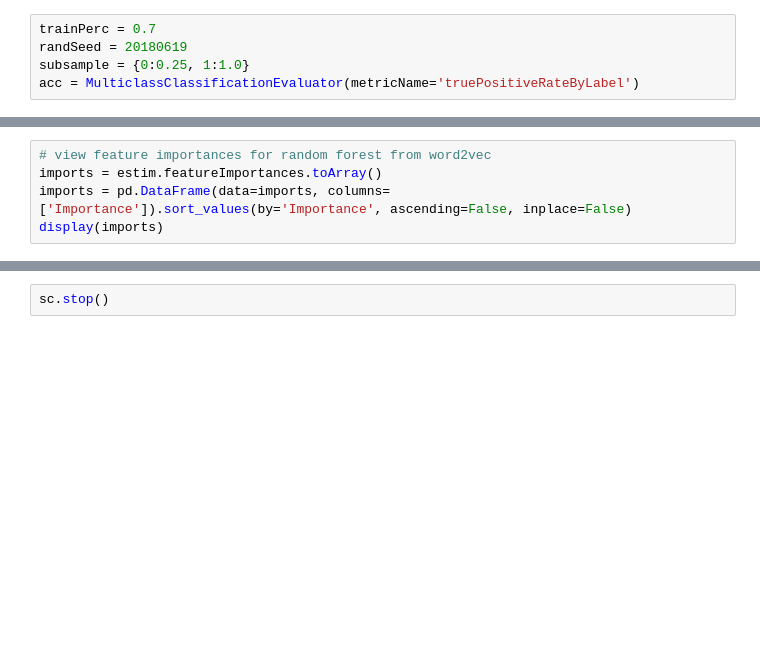
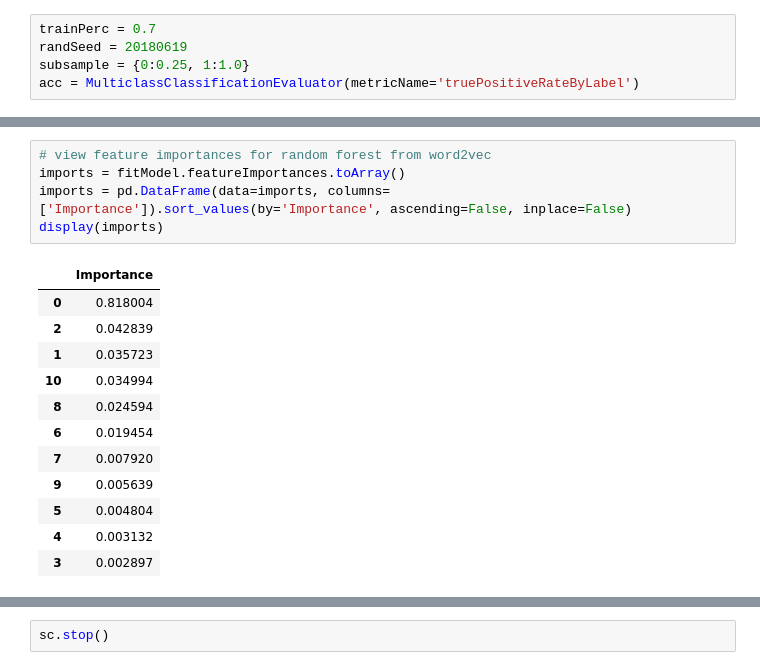
Before and after one commit to ahowe42/pyspark_explore, a Jupyter notebook: pyspark_essentials_udemy/assign/MLLIB_NLP_HW.ipynb, the cells around one changed output, grey strips where cells are left out. Drawn from its saved outputs; the diff is of its cells as text; blank space fills up the shorter version.

```diff
--- a/pyspark_essentials_udemy/assign/MLLIB_NLP_HW.ipynb
+++ b/pyspark_essentials_udemy/assign/MLLIB_NLP_HW.ipynb
@@ -229,5 +386,18 @@ testRes.select('job_id', 'label', 'prediction').where(col('label')==1).show(10)
 # %%
 # view feature importances for random forest from word2vec
-imports = estim.featureImportances.toArray()
+imports = fitModel.featureImportances.toArray()
 imports = pd.DataFrame(data=imports, columns=['Importance']).sort_values(by='Importance', ascending=False, inplace=False)
 display(imports)
+# %% [output]
+|  | Importance |
+| 0 | 0.818004 |
+| 2 | 0.042839 |
+| 1 | 0.035723 |
+| 10 | 0.034994 |
+| 8 | 0.024594 |
+| 6 | 0.019454 |
+| 7 | 0.007920 |
+| 9 | 0.005639 |
+| 5 | 0.004804 |
+| 4 | 0.003132 |
+| 3 | 0.002897 |
```
Also changed, not shown: parts of 15 cells of this notebook.
